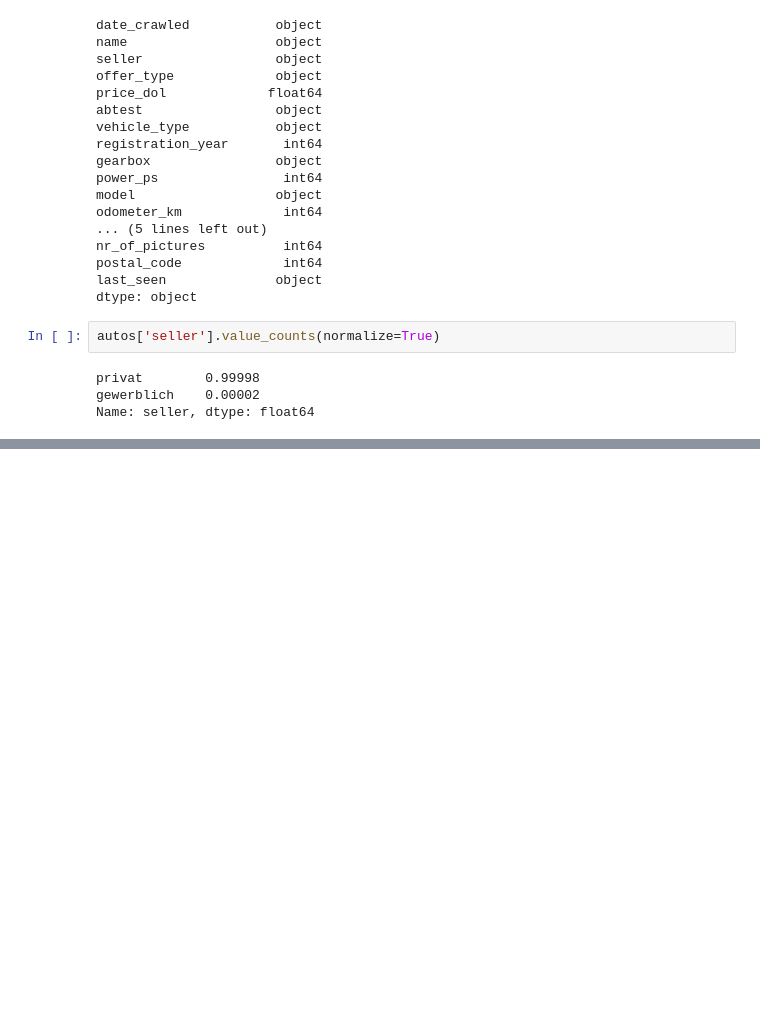
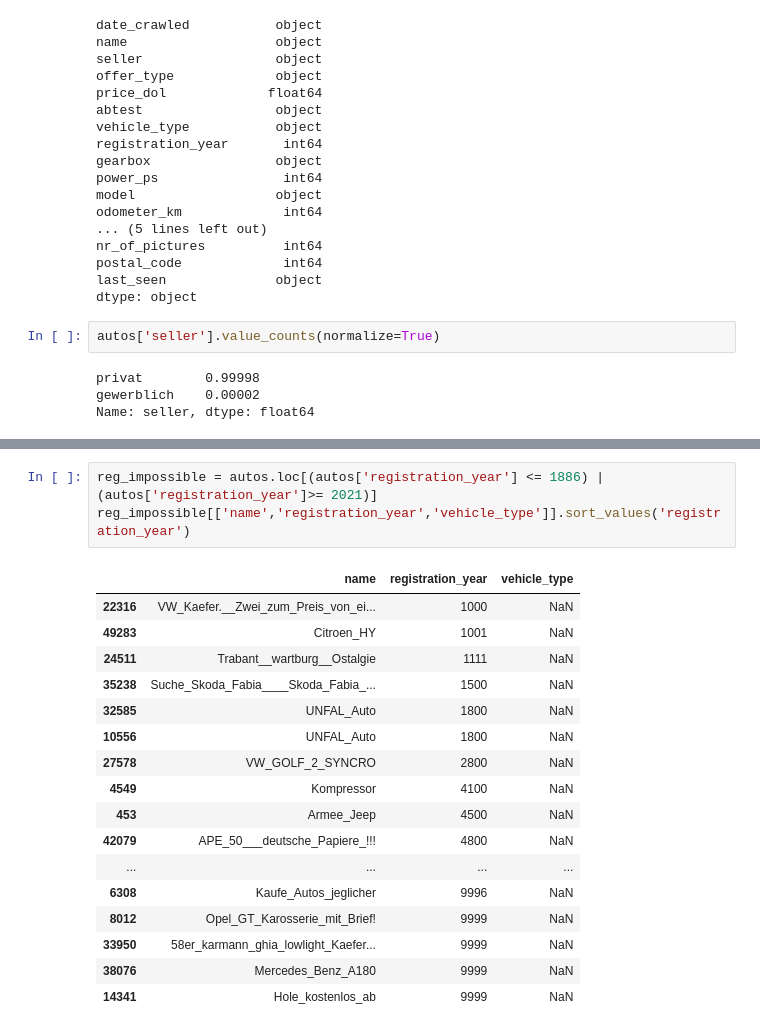
Before and after one commit to Chretien/ebay_car_sales_project, a Jupyter notebook: Basics.ipynb, the cells around one changed output, grey strips where cells are left out. Drawn from its saved outputs; the diff is of its cells as text; blank space fills up the shorter version.

```diff
--- a/Basics.ipynb
+++ b/Basics.ipynb
@@ -256,0 +297,21 @@ Name: seller, dtype: float64
+# %%
+reg_impossible = autos.loc[(autos['registration_year'] <= 1886) | (autos['registration_year']>= 2021)]
+reg_impossible[['name','registration_year','vehicle_type']].sort_values('registration_year')
+# %% [output]
+|  | name | registration_year | vehicle_type |
+| 22316 | VW_Kaefer.__Zwei_zum_Preis_von_ei... | 1000 | NaN |
+| 49283 | Citroen_HY | 1001 | NaN |
+| 24511 | Trabant__wartburg__Ostalgie | 1111 | NaN |
+| 35238 | Suche_Skoda_Fabia____Skoda_Fabia_... | 1500 | NaN |
+| 32585 | UNFAL_Auto | 1800 | NaN |
+| 10556 | UNFAL_Auto | 1800 | NaN |
+| 27578 | VW_GOLF_2_SYNCRO | 2800 | NaN |
+| 4549 | Kompressor | 4100 | NaN |
+| 453 | Armee_Jeep | 4500 | NaN |
+| 42079 | APE_50___deutsche_Papiere_!!! | 4800 | NaN |
+| ... | ... | ... | ... |
+| 6308 | Kaufe_Autos_jeglicher | 9996 | NaN |
+| 8012 | Opel_GT_Karosserie_mit_Brief! | 9999 | NaN |
+| 33950 | 58er_karmann_ghia_lowlight_Kaefer... | 9999 | NaN |
+| 38076 | Mercedes_Benz_A180 | 9999 | NaN |
+| 14341 | Hole_kostenlos_ab | 9999 | NaN |
```
Also changed, not shown: parts of 22 cells of this notebook.
